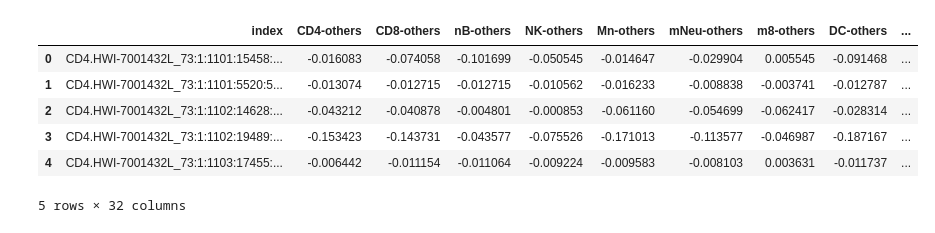
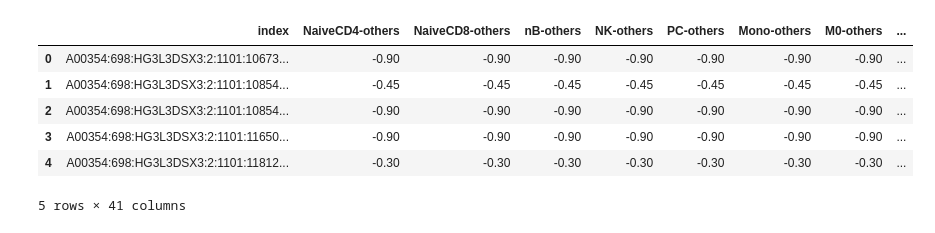
Before and after one commit to Irfanwustl/Research_code, a Jupyter notebook: MHB_per_read/softreadcounting/theoriticalmodel/softRC_theorittical.ipynb, the cells around one changed output. Saved outputs shown, nothing was run; the diff lists cells and outputs as text; code cells hidden in the pictures.

```diff
--- a/MHB_per_read/softreadcounting/theoriticalmodel/softRC_theorittical.ipynb
+++ b/MHB_per_read/softreadcounting/theoriticalmodel/softRC_theorittical.ipynb
@@ -1,44 +1,45 @@
 # %%
 import pandas as pd
 import pandas as pd
 from collections import defaultdict
 from sklearn import metrics
 import numpy as np
 import sys
 import time
 
 start_time = time.time()
 
 ###should be the final one###
-inbinfile='/Users/irffanalahi/Research/Research_update/towards_cellularproportion/try1/now_cellular_fraction/BL14_all_matrixCin_nr0.4_imputed_rowmean.txt_bg_intesectedwith_BL14ateast.2DMRs.txt_othermean.txt_result_dupindex_binnedstats.pkl_FINAL_binnedstats.pkl'
-
+inbinfile='/Users/irffanalahi/Research/Research_update/SoftRD/largerEXP/spike_EXP/cellularfraction/ThatMaxScoreIdea/consider_pending2/allct_towardsSM_dummy_mean_SM.txt_unique_withmincol.txtEPCAM_mean_SM_top1000.txt_result_dupindex_binnedstats.pkl_FINAL_binnedstats.pkl'
+softCresult='/Users/irffanalahi/Research/Research_update/SoftRD/largerEXP/spike_EXP/cellularfraction/ThatMaxScoreIdea/consider_pending2/allct_towardsSM_dummy_mean_SM.txt_unique_withmincol.txtEPCAM_mean_SM_top1000.txt_result_dupindex_binnedstats.pkl_maxscore_CSxOut.txt'
+smfile='/Users/irffanalahi/Research/Research_update/SoftRD/largerEXP/spike_EXP/cellularfraction/ThatMaxScoreIdea/consider_pending2/allct_towardsSM_dummy_mean_SM.txt_unique_withmincol.txtEPCAM_mean_SM_top1000.txt'
 outfile=inbinfile
 
 
 consideringALLheyper=True
 
 
 inbindf=pd.read_pickle(inbinfile)
 ####BL22#####
-#scorecolumns=['NaiveCD4-others','NaiveCD8-others','nB-others','NK-others','Mono-others','M0-others','M1-others','M2-others','iDC-others','mDC-others','PMN-others','cm8-others','em8-others','Eo-others','Tregs-others','em4-others','ed8-others','Mg-others','cm4-others','Er-others','mB-others','EPCAM-others']
+scorecolumns=['NaiveCD4-others','NaiveCD8-others','nB-others','NK-others','Mono-others','M0-others','M1-others','M2-others','iDC-others','mDC-others','PMN-others','cm8-others','em8-others','Eo-others','Tregs-others','em4-others','ed8-others','Mg-others','cm4-others','Er-others','mB-others','EPCAM-others']
 
 
 #scorecolumns=['EPCAM-others']
 
 #BL14
-scorecolumns=['CD4-others','CD8-others','nB-others','NK-others','Mn-others','mNeu-others','m8-others','DC-others','Eo-others','Tr-others','m4-others','Mg-others','Er-others','mB-others']
+#scorecolumns=['CD4-others','CD8-others','nB-others','NK-others','Mn-others','mNeu-others','m8-others','DC-others','Eo-others','Tr-others','m4-others','Mg-others','Er-others','mB-others']
 
 
 allassigned=inbindf.copy()
 allassigned.head()
 # %% [output]
-|  | index | CD4-others | CD8-others | nB-others | NK-others | Mn-others | mNeu-others | m8-others | DC-others | ... |
-| 0 | CD4.HWI-7001432L_73:1:1101:15458:... | -0.016083 | -0.074058 | -0.101699 | -0.050545 | -0.014647 | -0.029904 | 0.005545 | -0.091468 | ... |
-| 1 | CD4.HWI-7001432L_73:1:1101:5520:5... | -0.013074 | -0.012715 | -0.012715 | -0.010562 | -0.016233 | -0.008838 | -0.003741 | -0.012787 | ... |
-| 2 | CD4.HWI-7001432L_73:1:1102:14628:... | -0.043212 | -0.040878 | -0.004801 | -0.000853 | -0.061160 | -0.054699 | -0.062417 | -0.028314 | ... |
-| 3 | CD4.HWI-7001432L_73:1:1102:19489:... | -0.153423 | -0.143731 | -0.043577 | -0.075526 | -0.171013 | -0.113577 | -0.046987 | -0.187167 | ... |
-| 4 | CD4.HWI-7001432L_73:1:1103:17455:... | -0.006442 | -0.011154 | -0.011064 | -0.009224 | -0.009583 | -0.008103 | 0.003631 | -0.011737 | ... |
+|  | index | NaiveCD4-others | NaiveCD8-others | nB-others | NK-others | PC-others | Mono-others | M0-others | ... |
+| 0 | A00354:698:HG3L3DSX3:2:1101:10673... | -0.90 | -0.90 | -0.90 | -0.90 | -0.90 | -0.90 | -0.90 | ... |
+| 1 | A00354:698:HG3L3DSX3:2:1101:10854... | -0.45 | -0.45 | -0.45 | -0.45 | -0.45 | -0.45 | -0.45 | ... |
+| 2 | A00354:698:HG3L3DSX3:2:1101:10854... | -0.90 | -0.90 | -0.90 | -0.90 | -0.90 | -0.90 | -0.90 | ... |
+| 3 | A00354:698:HG3L3DSX3:2:1101:11650... | -0.90 | -0.90 | -0.90 | -0.90 | -0.90 | -0.90 | -0.90 | ... |
+| 4 | A00354:698:HG3L3DSX3:2:1101:11812... | -0.30 | -0.30 | -0.30 | -0.30 | -0.30 | -0.30 | -0.30 | ... |
-5 rows × 32 columns
+5 rows × 41 columns
 # %%
 ####considering only positive fragment#########
 
```
Also changed, not shown: parts of 18 cells of this notebook, 24 other files.
